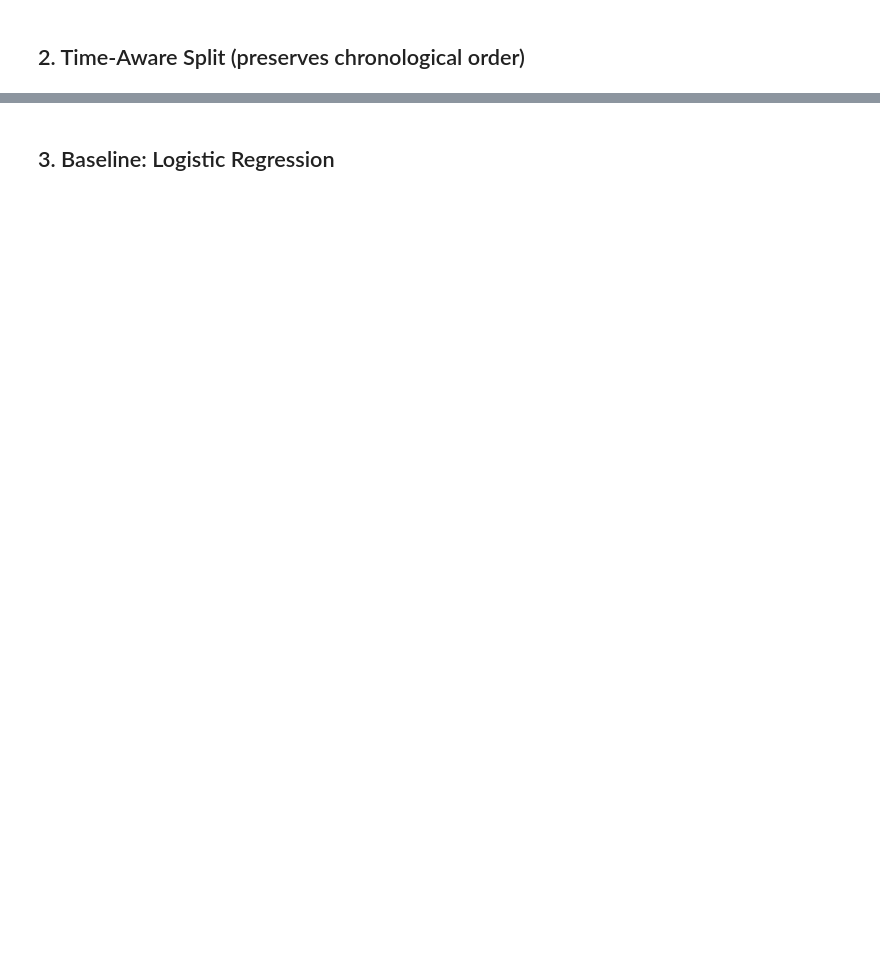
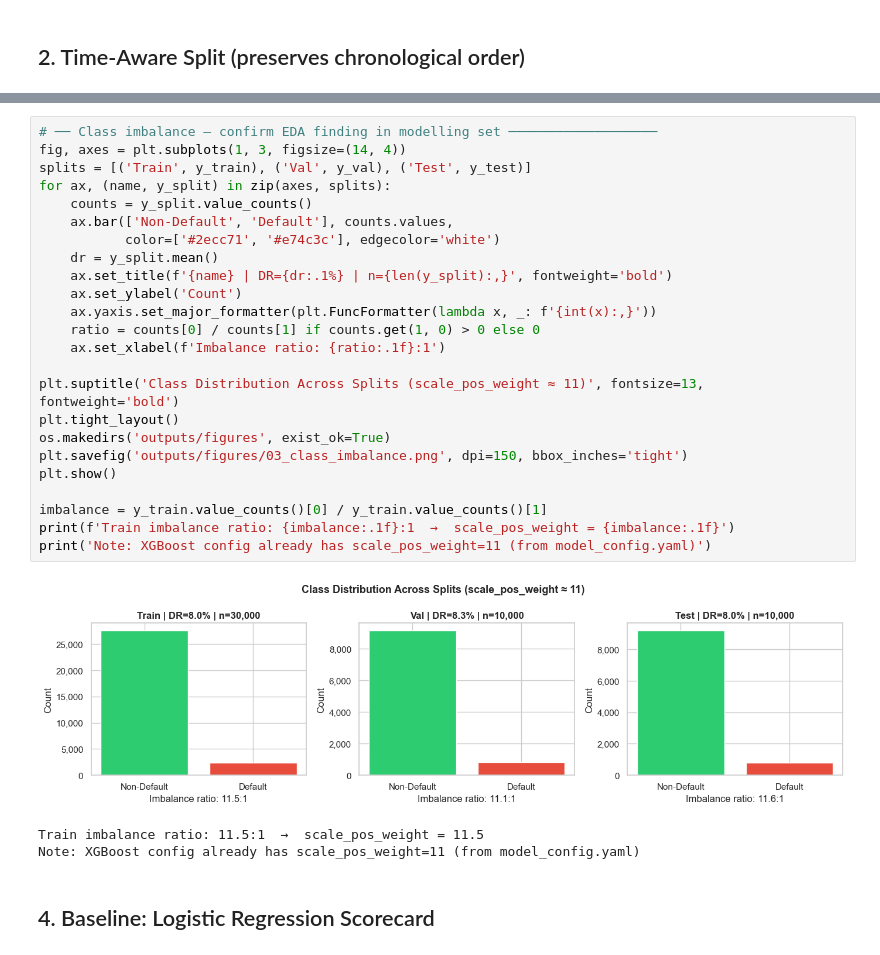
Before and after one commit to biplobgon/proactive-defaulter-flagging-system, a Jupyter notebook: notebooks/03_model_training.ipynb, the cells around one changed output, grey strips where cells are left out. Saved outputs shown, nothing was run; the diff lists cells and outputs as text; blank space fills up the shorter version.

```diff
--- a/notebooks/03_model_training.ipynb
+++ b/notebooks/03_model_training.ipynb
@@ -70,5 +127,33 @@ print(f'Default rates — Train: {y_train.mean():.2%}  Val: {y_val.mean():.2%}
+# %%
+# ── Class imbalance — confirm EDA finding in modelling set ───────────────────
+fig, axes = plt.subplots(1, 3, figsize=(14, 4))
+splits = [('Train', y_train), ('Val', y_val), ('Test', y_test)]
+for ax, (name, y_split) in zip(axes, splits):
+    counts = y_split.value_counts()
+    ax.bar(['Non-Default', 'Default'], counts.values,
+           color=['#2ecc71', '#e74c3c'], edgecolor='white')
+    dr = y_split.mean()
+    ax.set_title(f'{name} | DR={dr:.1%} | n={len(y_split):,}', fontweight='bold')
+    ax.set_ylabel('Count')
+    ax.yaxis.set_major_formatter(plt.FuncFormatter(lambda x, _: f'{int(x):,}'))
+    ratio = counts[0] / counts[1] if counts.get(1, 0) > 0 else 0
+    ax.set_xlabel(f'Imbalance ratio: {ratio:.1f}:1')
+
+plt.suptitle('Class Distribution Across Splits (scale_pos_weight ≈ 11)', fontsize=13, fontweight='bold')
+plt.tight_layout()
+os.makedirs('outputs/figures', exist_ok=True)
+plt.savefig('outputs/figures/03_class_imbalance.png', dpi=150, bbox_inches='tight')
+plt.show()
+
+imbalance = y_train.value_counts()[0] / y_train.value_counts()[1]
+print(f'Train imbalance ratio: {imbalance:.1f}:1  →  scale_pos_weight = {imbalance:.1f}')
+print('Note: XGBoost config already has scale_pos_weight=11 (from model_config.yaml)')
+# %% [output]
+[figure, added]
+Train imbalance ratio: 11.5:1  →  scale_pos_weight = 11.5
+Note: XGBoost config already has scale_pos_weight=11 (from model_config.yaml)
 # %% [markdown]
-## 3. Baseline: Logistic Regression
+## 4. Baseline: Logistic Regression Scorecard
 # %%
 scaler = StandardScaler()
 X_train_sc = scaler.fit_transform(X_train)
```
Also changed, not shown: parts of 19 cells of this notebook, 36 other files.
